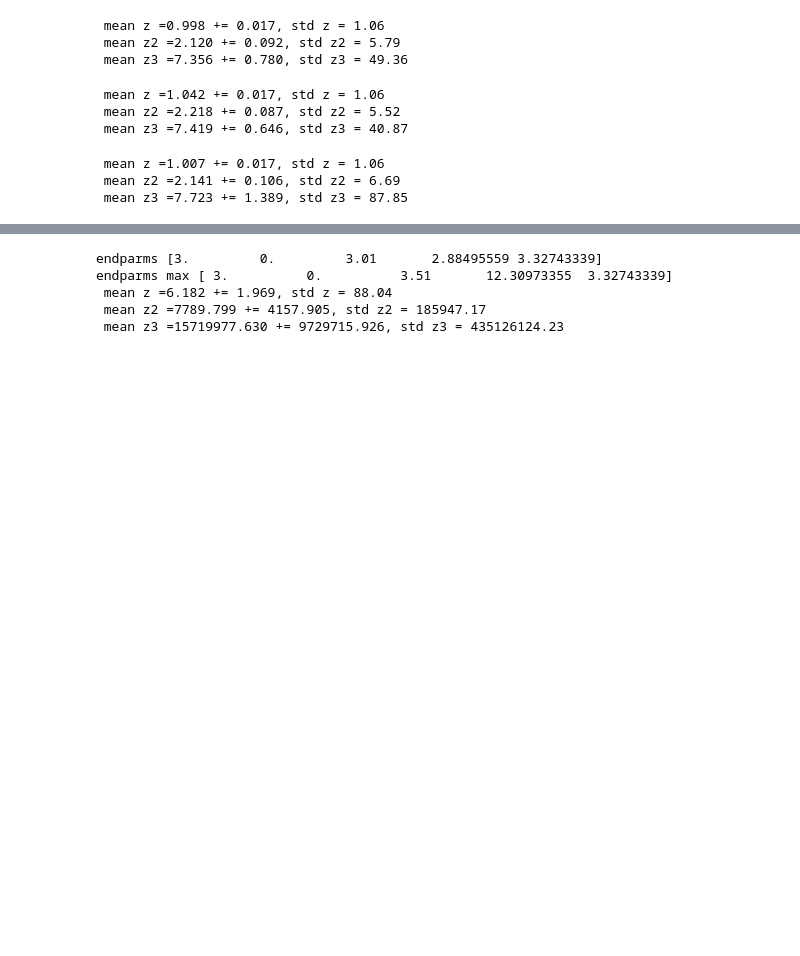
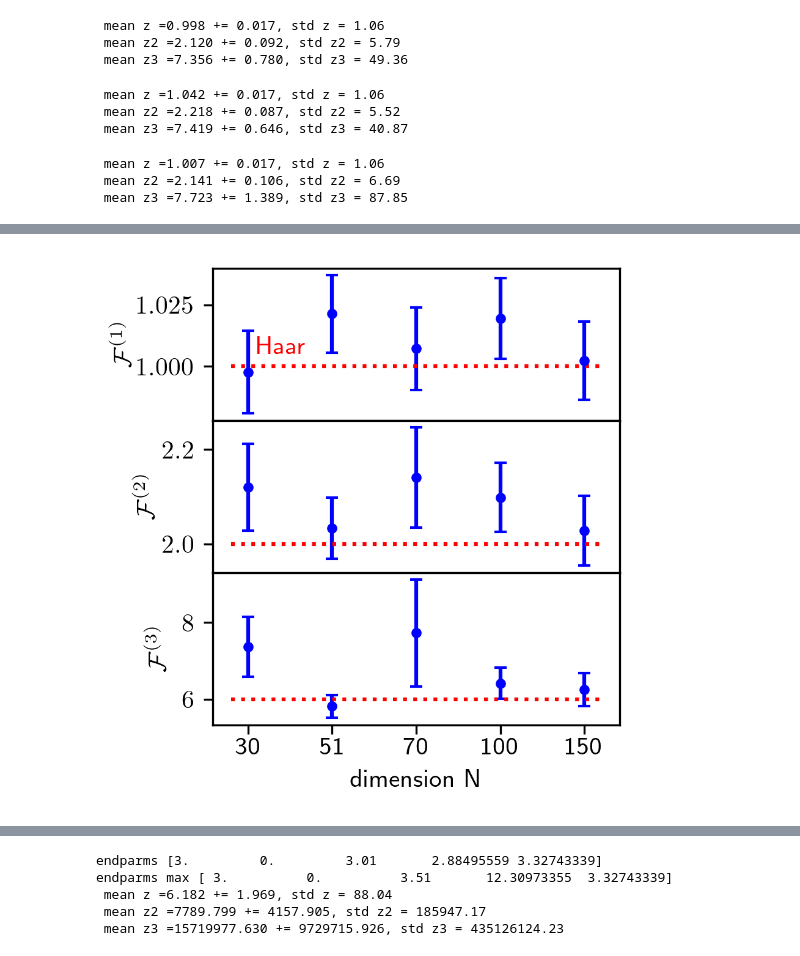
Before and after one commit to aquillen/Qsample, a Jupyter notebook: Iter_v00.ipynb, the cells around one changed output, grey strips where cells are left out. Saved outputs shown, nothing was run; the diff lists cells and outputs as text; code cells hidden in the pictures; blank space fills up the shorter version.

```diff
--- a/Iter_v00.ipynb
+++ b/Iter_v00.ipynb
@@ -522,0 +736,15 @@ fl_j.label = r'C$\mu$' + muprime
+# %%
+# like fl_f but highest  N, even, this takes a while! should take 3 hours or so
+if (readin_files==False):
+    N=150; a = 3; b=0.0; eps = 3.1; mu = 3; mup = 3.1;taushift=0.0;phishift=0.0;
+    db = twopi; deps = 0.0; dmu= 3.0; dmup= 2.0; dphi=twopi; dtau = twopi;
+    varlist = ['Cb','Ct','Cm','Cr']  # continuous variations in b, tau, mu and muprime
+    Nu = 4000
+    fl_m = rec_cls(N,a,b,eps,mu,mup,taushift,phishift,db,deps,dmu,dmup,dphi,dtau,varlist,seed = 192033)
+    zlist_m = fl_m.genzlist(Nu)  #
+    fl_m.label = r'C$_5b\tau\mu$' + muprime
+
+    with open(froot + 'fl_m.pkl', 'wb') as file:
+        pickle.dump(fl_m, file)
+else:
+    perrs_3(fl_m)
@@ -656,0 +928,39 @@ plt.show()
+# %%
+fig,axarr = plt.subplots(3,1,sharex=True,figsize=(3,3),dpi=300)
+plt.subplots_adjust(wspace=0,hspace=0,bottom=0.15,top=0.98,left=0.24,right=0.98)
+karr = np.arange(nruns_N)
+j=0
+yvals = np.squeeze( mm_large_N[:,j])
+yerrs = np.squeeze( stde_large_N[:,j])
+axarr[j].errorbar(karr,yvals,yerr = yerrs,capsize=2.3,fmt='o',ms=3,color='blue')
+for j in range(1,3):
+    yvals = np.squeeze( mm_large_N[:,j])
+    ylvals = np.log10(yvals)
+    yerrs = np.squeeze( stde_large_N[:,j])
+    yuvals = yvals + yerrs
+    ybvals = yvals - yerrs
+    ylu = np.log10(yuvals)
+    ylb = np.log10(ybvals)
+    yerr_up = ylu - ylvals   # if doing log
+    yerr_down = ylvals - ylb
+    yerr_up   =  yerrs
+    yerr_down =  yerrs
+    #axarr[j].errorbar(karr,ylvals,yerr = [yerr_up,yerr_down],capsize=2.3,fmt='o',ms=3,color='blue')
+    axarr[j].errorbar(karr,yvals,yerr = [yerr_up,yerr_down],capsize=2.3,fmt='o',ms=3,color='blue')
+
+xmin,xmax = axarr[0].get_xlim()
+axarr[0].plot([xmin,xmax],[1,1],'r:')
+axarr[1].plot([xmin,xmax],[(2.),(2.)],'r:')
+axarr[2].plot([xmin,xmax],[(6.),(6.)],'r:')
+axarr[2].tick_params(axis='x', which='major', pad=1)
+#axarr[2].set_xticks(karr,labels_N[0:nruns_N],rotation=-40)
+axarr[2].set_xticks(karr,Nlabels[0:nruns_N],rotation=0)
+axarr[0].set_ylabel(r'${\mathcal F}^{(1)}$',labelpad=0.1)
+axarr[1].set_ylabel(r'${\mathcal F}^{(2)}$',labelpad=1)
+axarr[2].set_ylabel(r'${\mathcal F}^{(3)}$')
+axarr[0].annotate('Haar',xytext=(0.1,1.005),xy=(0,1),color='red',fontsize=10)
+axarr[2].set_xlabel('dimension N')
+plt.savefig(froot+'fp_N.png')
+plt.show()
+# %% [output]
+[figure, added]
```
Also changed, not shown: parts of 39 cells of this notebook.
